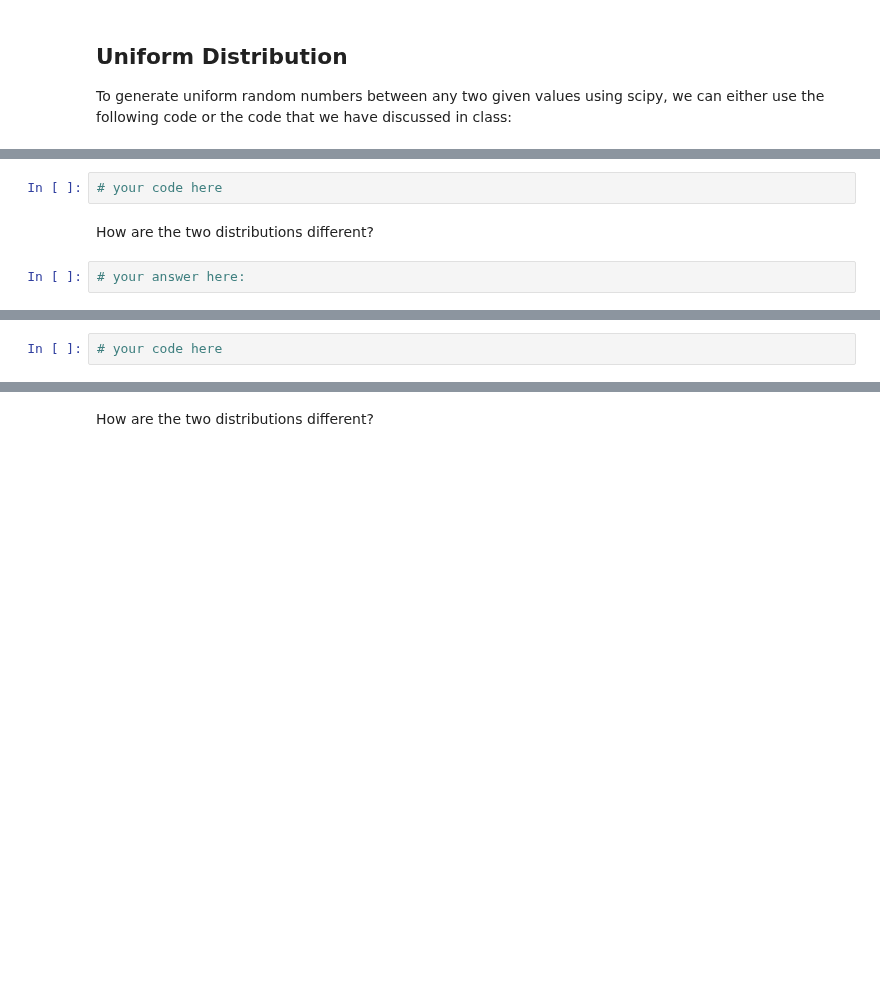
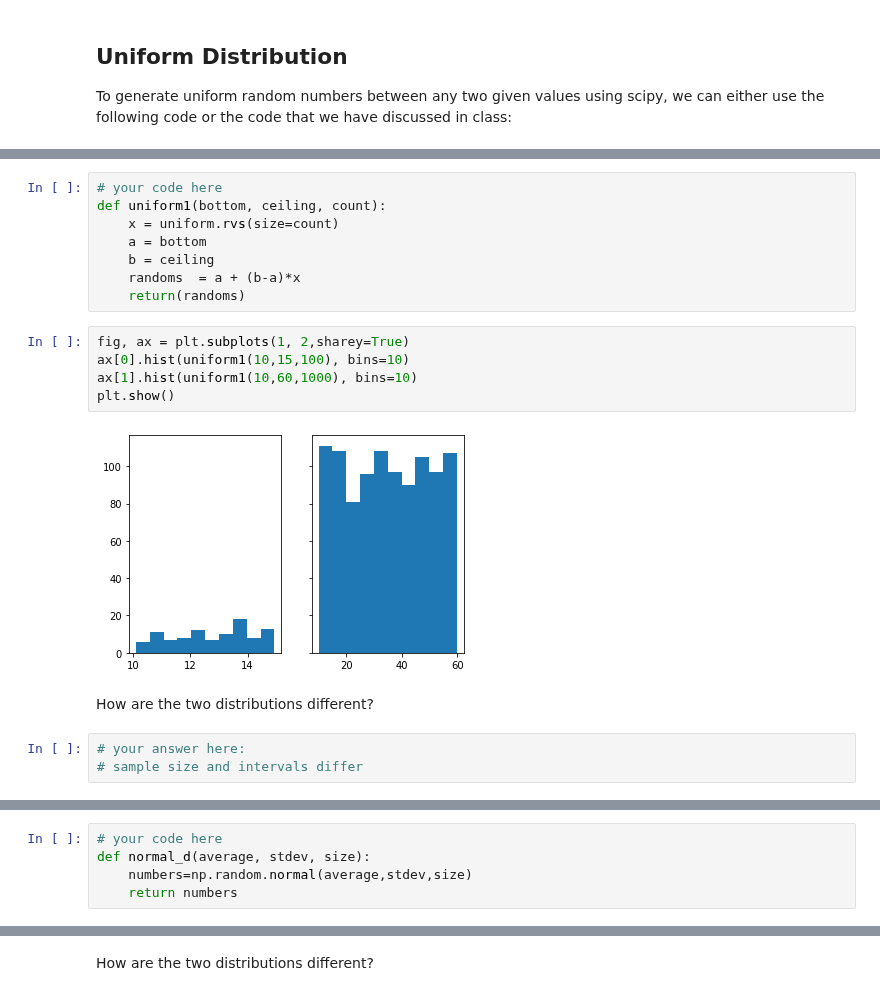
Before and after one commit to ta-data-lis/lab-probability-distributions, a Jupyter notebook: your-code/continuous.ipynb, the cells around one changed output, grey strips where cells are left out. Saved outputs shown, nothing was run; the diff lists cells and outputs as text; blank space fills up the shorter version.

```diff
--- a/your-code/continuous.ipynb
+++ b/your-code/continuous.ipynb
@@ -42,12 +52,26 @@ print(randoms)
 Your output should look like below:
 
 ![uniform distribution](ud.png)
-# %%
-# your code here
+# %%
+# your code here
+def uniform1(bottom, ceiling, count):
+    x = uniform.rvs(size=count)
+    a = bottom
+    b = ceiling
+    randoms  = a + (b-a)*x
+    return(randoms)
+# %%
+fig, ax = plt.subplots(1, 2,sharey=True)
+ax[0].hist(uniform1(10,15,100), bins=10)
+ax[1].hist(uniform1(10,60,1000), bins=10)
+plt.show()
+# %% [output]
+[figure, added]
 # %% [markdown]
 How are the two distributions different?
 # %%
 # your answer here:
+# sample size and intervals differ
 # %% [markdown]
 ## Normal Distribution
 
@@ -59,5 +83,8 @@ How are the two distributions different?
 Expected output:
 
 ![normal distribution](nd.png)
-# %%
-# your code here
+# %%
+# your code here
+def normal_d(average, stdev, size):
+    numbers=np.random.normal(average,stdev,size)
+    return numbers
```
Also changed, not shown: parts of 22 cells of this notebook.
